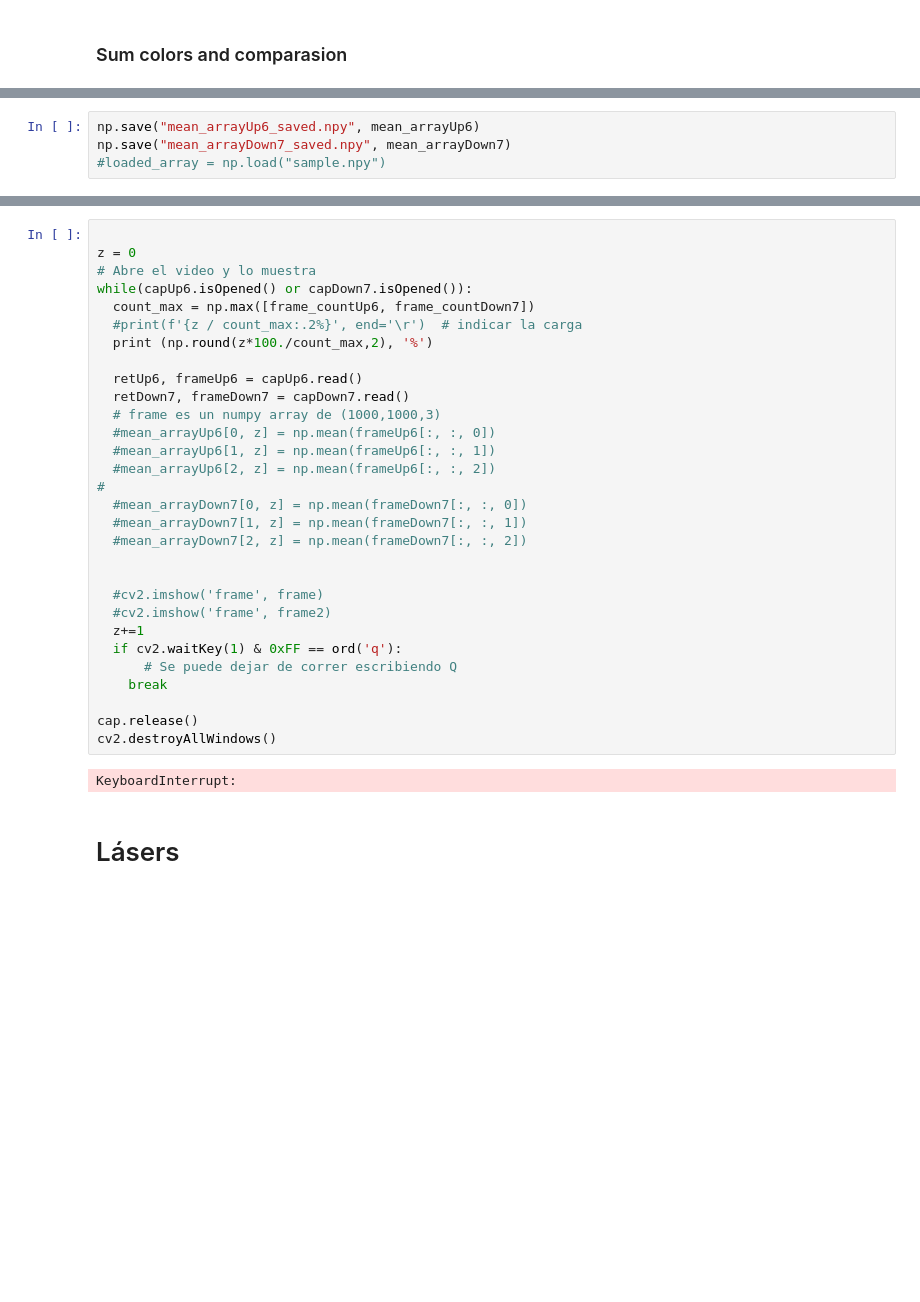
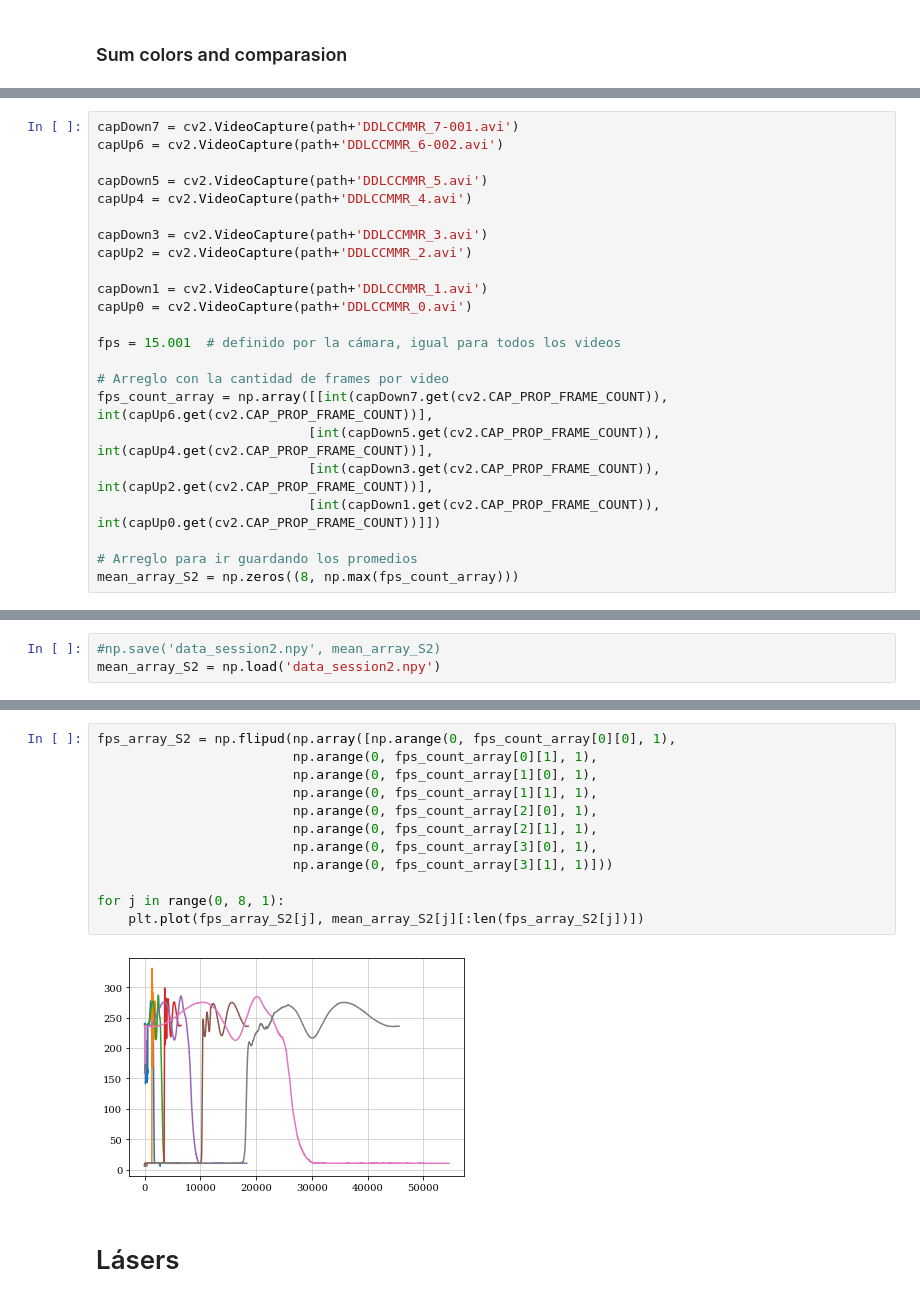
Before and after one commit to Wenupi/analysis-liquid_crystals, a Jupyter notebook: termo.ipynb, the cells around one changed output, grey strips where cells are left out. Drawn from its saved outputs; the diff is of its cells as text; blank space fills up the shorter version.

```diff
--- a/termo.ipynb
+++ b/termo.ipynb
@@ -283,0 +235,23 @@ array([[  4.16258844,   4.16665778,   4.18327156, ...,   0.        ,
+# %%
+capDown7 = cv2.VideoCapture(path+'DDLCCMMR_7-001.avi')
+capUp6 = cv2.VideoCapture(path+'DDLCCMMR_6-002.avi')
+
+capDown5 = cv2.VideoCapture(path+'DDLCCMMR_5.avi')
+capUp4 = cv2.VideoCapture(path+'DDLCCMMR_4.avi')
+
+capDown3 = cv2.VideoCapture(path+'DDLCCMMR_3.avi')
+capUp2 = cv2.VideoCapture(path+'DDLCCMMR_2.avi')
+
+capDown1 = cv2.VideoCapture(path+'DDLCCMMR_1.avi')
+capUp0 = cv2.VideoCapture(path+'DDLCCMMR_0.avi')
+
+fps = 15.001  # definido por la cámara, igual para todos los videos
+
+# Arreglo con la cantidad de frames por video
+fps_count_array = np.array([[int(capDown7.get(cv2.CAP_PROP_FRAME_COUNT)), int(capUp6.get(cv2.CAP_PROP_FRAME_COUNT))],
+                           [int(capDown5.get(cv2.CAP_PROP_FRAME_COUNT)), int(capUp4.get(cv2.CAP_PROP_FRAME_COUNT))],
+                           [int(capDown3.get(cv2.CAP_PROP_FRAME_COUNT)), int(capUp2.get(cv2.CAP_PROP_FRAME_COUNT))],
+                           [int(capDown1.get(cv2.CAP_PROP_FRAME_COUNT)), int(capUp0.get(cv2.CAP_PROP_FRAME_COUNT))]])
+
+# Arreglo para ir guardando los promedios
+mean_array_S2 = np.zeros((8, np.max(fps_count_array)))
@@ -284,4 +358,3 @@ array([[  4.16258844,   4.16665778,   4.18327156, ...,   0.        ,
 # %%
-np.save("mean_arrayUp6_saved.npy", mean_arrayUp6)
-np.save("mean_arrayDown7_saved.npy", mean_arrayDown7)
-#loaded_array = np.load("sample.npy")
+#np.save('data_session2.npy', mean_array_S2)
+mean_array_S2 = np.load('data_session2.npy')
@@ -345,35 +361,17 @@ fig4.show()
-# %%
-
-z = 0
-# Abre el video y lo muestra
-while(capUp6.isOpened() or capDown7.isOpened()):
-  count_max = np.max([frame_countUp6, frame_countDown7])
-  #print(f'{z / count_max:.2%}', end='\r')  # indicar la carga
-  print (np.round(z*100./count_max,2), '%')
-
-  retUp6, frameUp6 = capUp6.read()
-  retDown7, frameDown7 = capDown7.read()
-  # frame es un numpy array de (1000,1000,3)
-  #mean_arrayUp6[0, z] = np.mean(frameUp6[:, :, 0])
-  #mean_arrayUp6[1, z] = np.mean(frameUp6[:, :, 1])
-  #mean_arrayUp6[2, z] = np.mean(frameUp6[:, :, 2])
-#
-  #mean_arrayDown7[0, z] = np.mean(frameDown7[:, :, 0])
-  #mean_arrayDown7[1, z] = np.mean(frameDown7[:, :, 1])
-  #mean_arrayDown7[2, z] = np.mean(frameDown7[:, :, 2])
-
-
-  #cv2.imshow('frame', frame)
-  #cv2.imshow('frame', frame2)
-  z+=1
-  if cv2.waitKey(1) & 0xFF == ord('q'):
-      # Se puede dejar de correr escribiendo Q
-    break
-
-cap.release()
-cv2.destroyAllWindows()
-# %% [output]
-KeyboardInterrupt:
+# %%
+fps_array_S2 = np.flipud(np.array([np.arange(0, fps_count_array[0][0], 1),
+                         np.arange(0, fps_count_array[0][1], 1),
+                         np.arange(0, fps_count_array[1][0], 1),
+                         np.arange(0, fps_count_array[1][1], 1),
+                         np.arange(0, fps_count_array[2][0], 1),
+                         np.arange(0, fps_count_array[2][1], 1),
+                         np.arange(0, fps_count_array[3][0], 1),
+                         np.arange(0, fps_count_array[3][1], 1)]))
+
+for j in range(0, 8, 1):
+    plt.plot(fps_array_S2[j], mean_array_S2[j][:len(fps_array_S2[j])])
+# %% [output]
+[figure, added]
 # %% [markdown]
 # Lásers
 # %%
```
Also changed, not shown: parts of 24 cells of this notebook, 10 other files.
